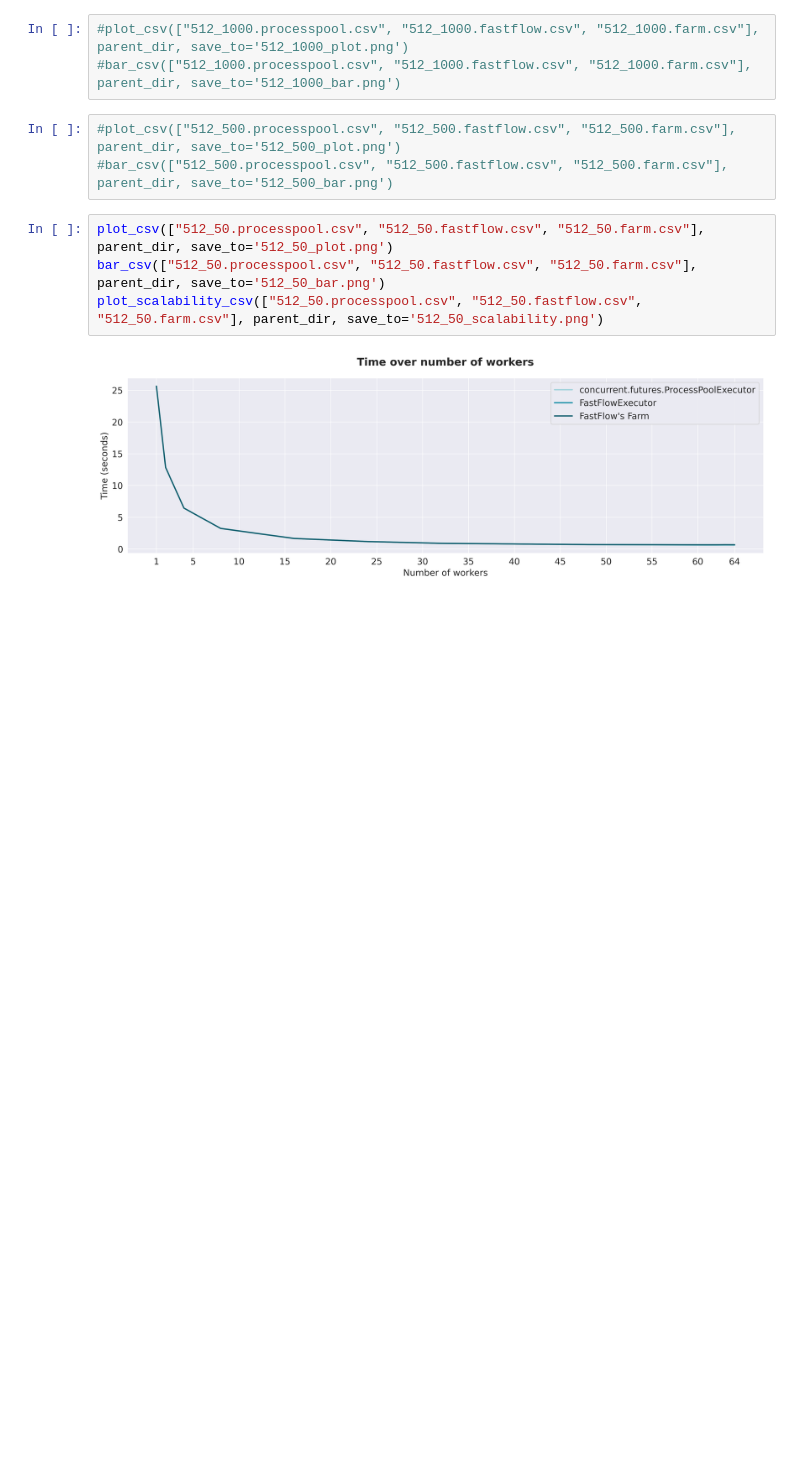
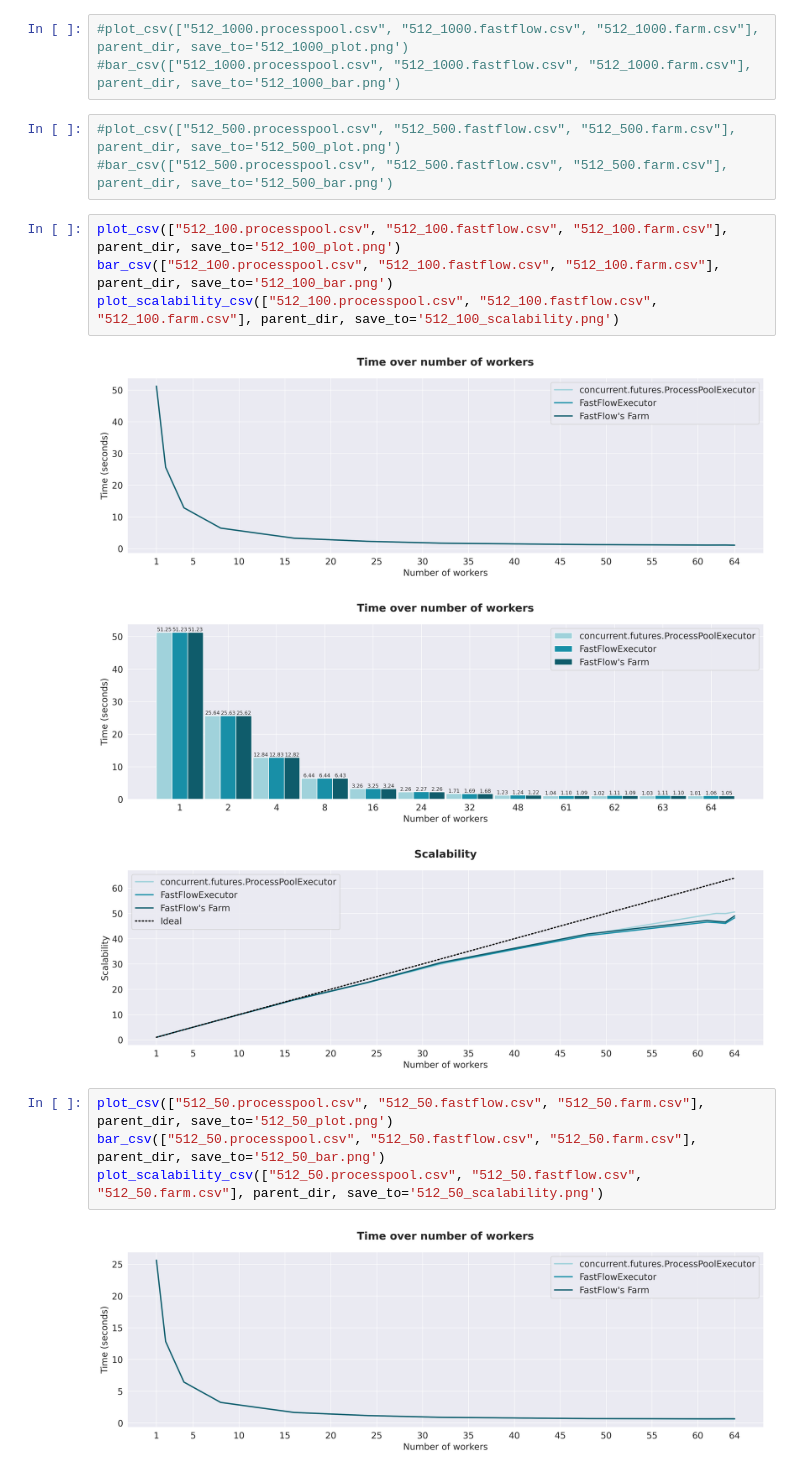
Before and after one commit to domferr/masterdegree, a Jupyter notebook: thesis/graph.ipynb, the cells around one changed output. Saved outputs shown, nothing was run; the diff lists cells and outputs as text; blank space fills up the shorter version.

```diff
--- a/thesis/graph.ipynb
+++ b/thesis/graph.ipynb
@@ -153,6 +153,14 @@ parent_dir = "/mnt/Data/github/fastflow-python/benchmarks"
 # %%
 #plot_csv(["512_500.processpool.csv", "512_500.fastflow.csv", "512_500.farm.csv"], parent_dir, save_to='512_500_plot.png')
 #bar_csv(["512_500.processpool.csv", "512_500.fastflow.csv", "512_500.farm.csv"], parent_dir, save_to='512_500_bar.png')
+# %%
+plot_csv(["512_100.processpool.csv", "512_100.fastflow.csv", "512_100.farm.csv"], parent_dir, save_to='512_100_plot.png')
+bar_csv(["512_100.processpool.csv", "512_100.fastflow.csv", "512_100.farm.csv"], parent_dir, save_to='512_100_bar.png')
+plot_scalability_csv(["512_100.processpool.csv", "512_100.fastflow.csv", "512_100.farm.csv"], parent_dir, save_to='512_100_scalability.png')
+# %% [output]
+[figure, added]
+[figure, added]
+[figure, added]
 # %%
 plot_csv(["512_50.processpool.csv", "512_50.fastflow.csv", "512_50.farm.csv"], parent_dir, save_to='512_50_plot.png')
 bar_csv(["512_50.processpool.csv", "512_50.fastflow.csv", "512_50.farm.csv"], parent_dir, save_to='512_50_bar.png')
```
Also changed, not shown: 3 other files.
